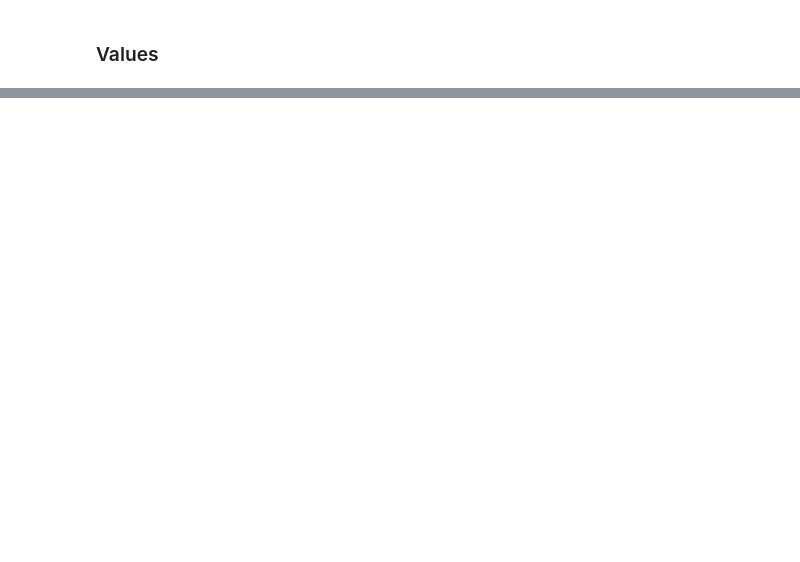
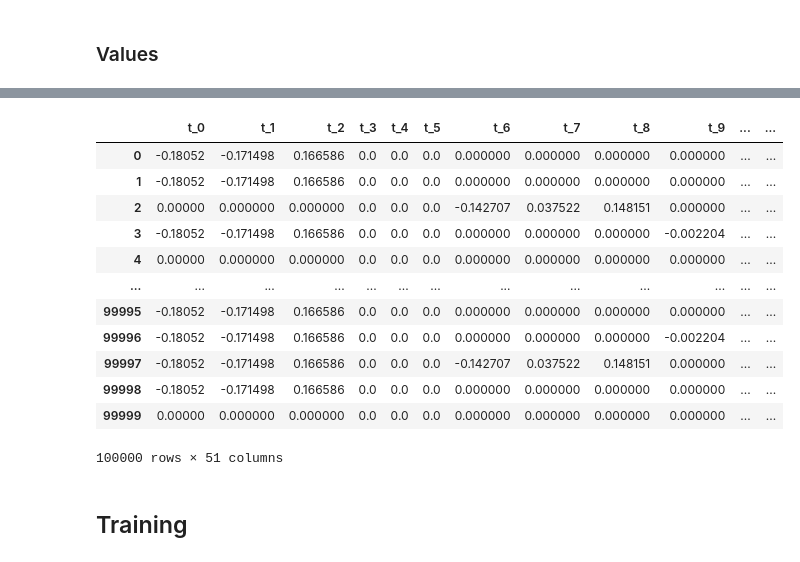
Before and after one commit to Erostrate9/vldb2021_fauce, a Jupyter notebook: colab_notebooks/Fauce.ipynb, the cells around one changed output, grey strips where cells are left out. Saved outputs shown, nothing was run; the diff lists cells and outputs as text; code cells hidden in the pictures; blank space fills up the shorter version.

```diff
--- a/colab_notebooks/Fauce.ipynb
+++ b/colab_notebooks/Fauce.ipynb
@@ -1032,0 +1724,20 @@ cp: error reading '/content/drive/MyDrive/Colab Notebooks/Fauce.ipynb': No such
+# %%
+f_input='/content/vldb2021_fauce/training_data/featurization/JobLight-train.csv'
+f_output='/content/vldb2021_fauce/models_training/datasets/JobLight-train.csv'
+transform_features_and_labels(f_input, f_output, normalization=False)
+# %% [output]
+|  | t_0 | t_1 | t_2 | t_3 | t_4 | t_5 | t_6 | t_7 | t_8 | t_9 | ... | ... |
+| 0 | -0.18052 | -0.171498 | 0.166586 | 0.0 | 0.0 | 0.0 | 0.000000 | 0.000000 | 0.000000 | 0.000000 | ... | ... |
+| 1 | -0.18052 | -0.171498 | 0.166586 | 0.0 | 0.0 | 0.0 | 0.000000 | 0.000000 | 0.000000 | 0.000000 | ... | ... |
+| 2 | 0.00000 | 0.000000 | 0.000000 | 0.0 | 0.0 | 0.0 | -0.142707 | 0.037522 | 0.148151 | 0.000000 | ... | ... |
+| 3 | -0.18052 | -0.171498 | 0.166586 | 0.0 | 0.0 | 0.0 | 0.000000 | 0.000000 | 0.000000 | -0.002204 | ... | ... |
+| 4 | 0.00000 | 0.000000 | 0.000000 | 0.0 | 0.0 | 0.0 | 0.000000 | 0.000000 | 0.000000 | 0.000000 | ... | ... |
+| ... | ... | ... | ... | ... | ... | ... | ... | ... | ... | ... | ... | ... |
+| 99995 | -0.18052 | -0.171498 | 0.166586 | 0.0 | 0.0 | 0.0 | 0.000000 | 0.000000 | 0.000000 | 0.000000 | ... | ... |
+| 99996 | -0.18052 | -0.171498 | 0.166586 | 0.0 | 0.0 | 0.0 | 0.000000 | 0.000000 | 0.000000 | -0.002204 | ... | ... |
+| 99997 | -0.18052 | -0.171498 | 0.166586 | 0.0 | 0.0 | 0.0 | -0.142707 | 0.037522 | 0.148151 | 0.000000 | ... | ... |
+| 99998 | -0.18052 | -0.171498 | 0.166586 | 0.0 | 0.0 | 0.0 | 0.000000 | 0.000000 | 0.000000 | 0.000000 | ... | ... |
+| 99999 | 0.00000 | 0.000000 | 0.000000 | 0.0 | 0.0 | 0.0 | 0.000000 | 0.000000 | 0.000000 | 0.000000 | ... | ... |
+100000 rows × 51 columns
+# %% [markdown]
+## Training
```
Also changed, not shown: parts of 119 cells of this notebook.
